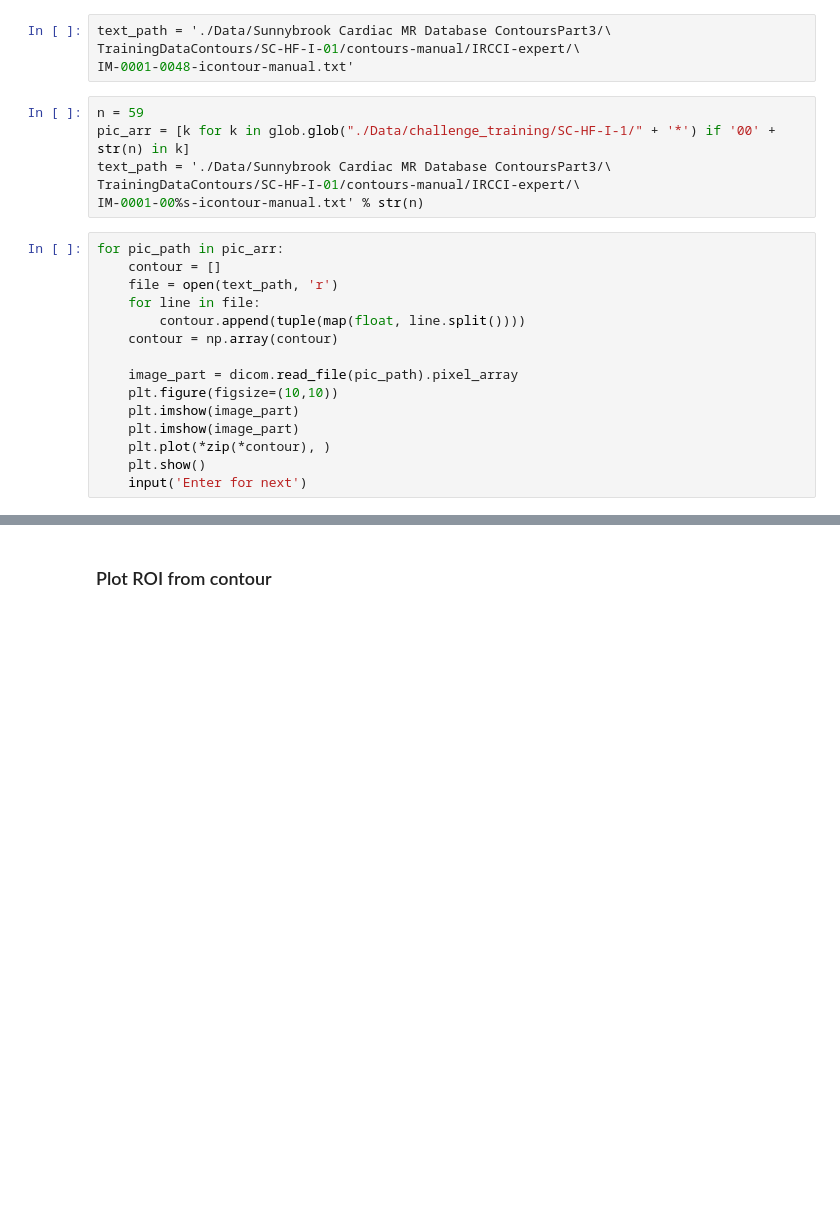
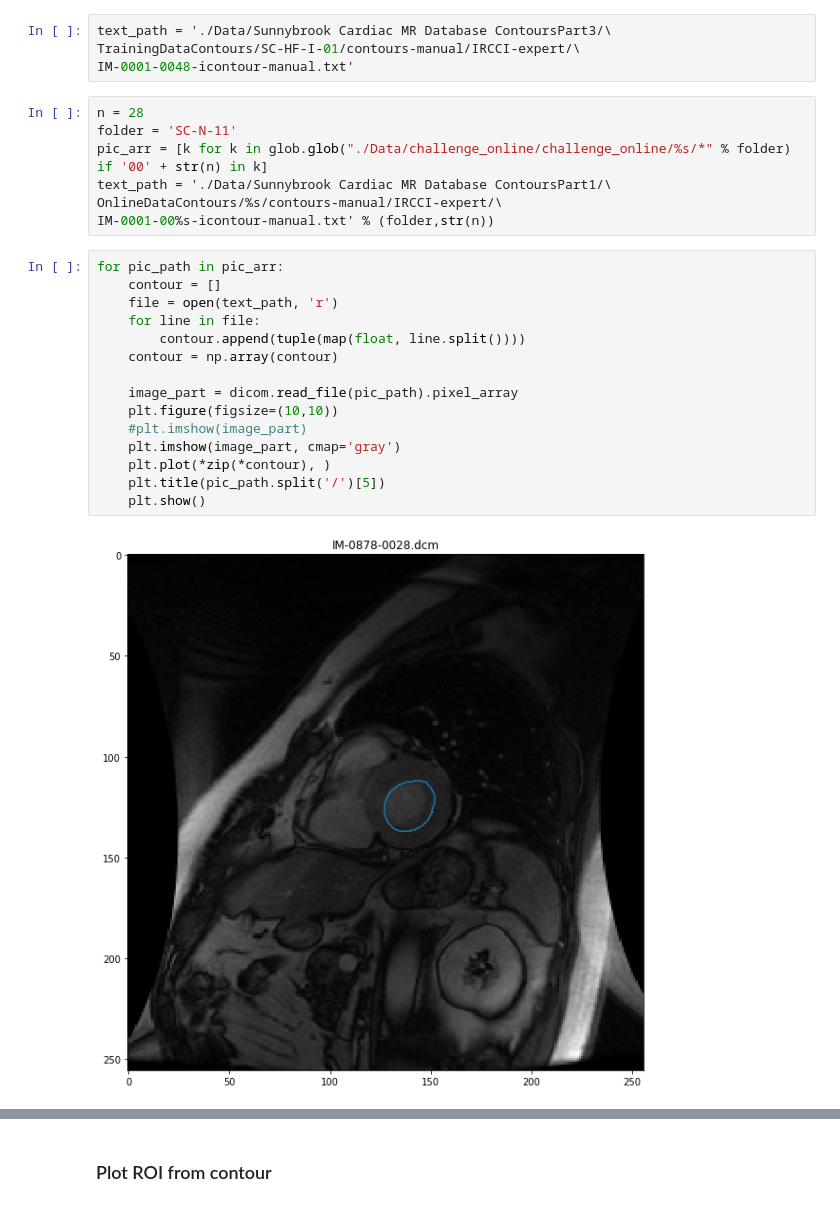
Before and after one commit to alexattia/Medical-Image-Analysis, a Jupyter notebook: Image et contours.ipynb, the cells around one changed output, grey strips where cells are left out. Saved outputs shown, nothing was run; the diff lists cells and outputs as text; blank space fills up the shorter version.

```diff
--- a/Image et contours.ipynb
+++ b/Image et contours.ipynb
@@ -69,23 +69,26 @@ text_path = './Data/Sunnybrook Cardiac MR Database ContoursPart3/\
 TrainingDataContours/SC-HF-I-01/contours-manual/IRCCI-expert/\
 IM-0001-0048-icontour-manual.txt'
 # %%
-n = 59
-pic_arr = [k for k in glob.glob("./Data/challenge_training/SC-HF-I-1/" + '*') if '00' + str(n) in k]
-text_path = './Data/Sunnybrook Cardiac MR Database ContoursPart3/\
-TrainingDataContours/SC-HF-I-01/contours-manual/IRCCI-expert/\
-IM-0001-00%s-icontour-manual.txt' % str(n)
+n = 28
+folder = 'SC-N-11'
+pic_arr = [k for k in glob.glob("./Data/challenge_online/challenge_online/%s/*" % folder) if '00' + str(n) in k]
+text_path = './Data/Sunnybrook Cardiac MR Database ContoursPart1/\
+OnlineDataContours/%s/contours-manual/IRCCI-expert/\
+IM-0001-00%s-icontour-manual.txt' % (folder,str(n))
 # %%
 for pic_path in pic_arr:
     contour = []
     file = open(text_path, 'r')
     for line in file:
         contour.append(tuple(map(float, line.split())))
     contour = np.array(contour)
 
     image_part = dicom.read_file(pic_path).pixel_array
     plt.figure(figsize=(10,10))
-    plt.imshow(image_part)
-    plt.imshow(image_part)
+    #plt.imshow(image_part)
+    plt.imshow(image_part, cmap='gray')
     plt.plot(*zip(*contour), )
+    plt.title(pic_path.split('/')[5])
     plt.show()
-    input('Enter for next')
+# %% [output]
+[figure, added]
```
Also changed, not shown: parts of 1 cell of this notebook, 5 other files.
